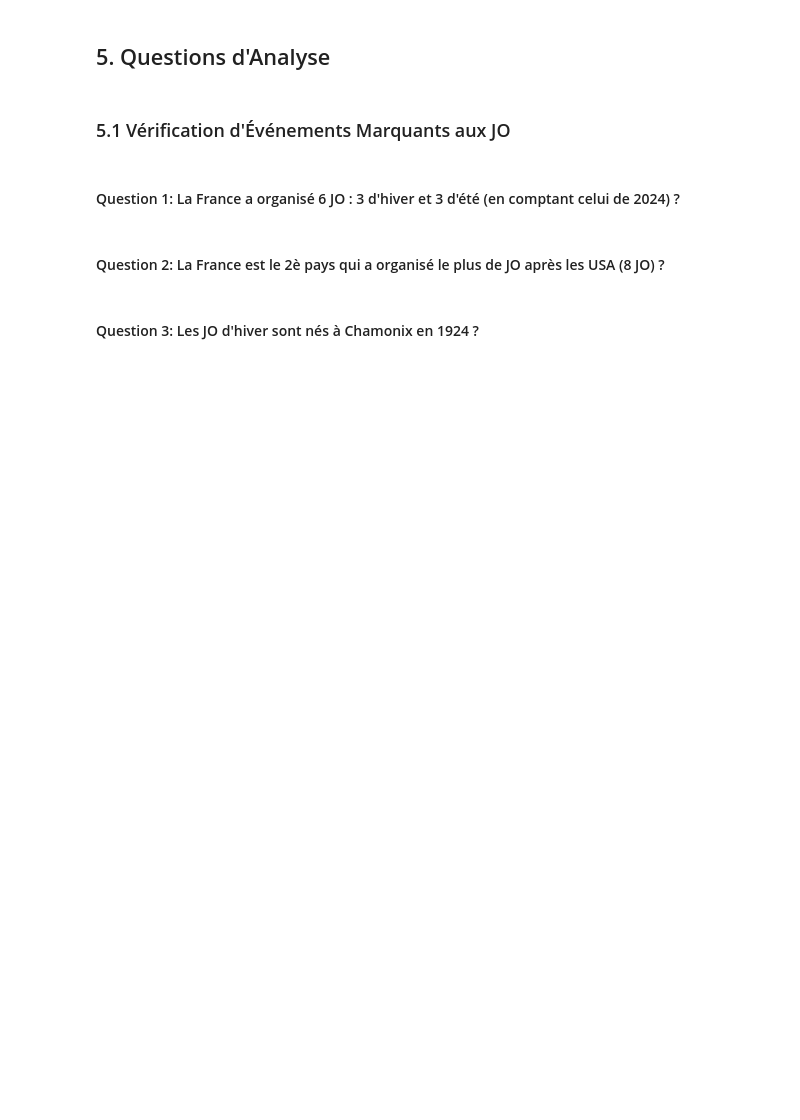
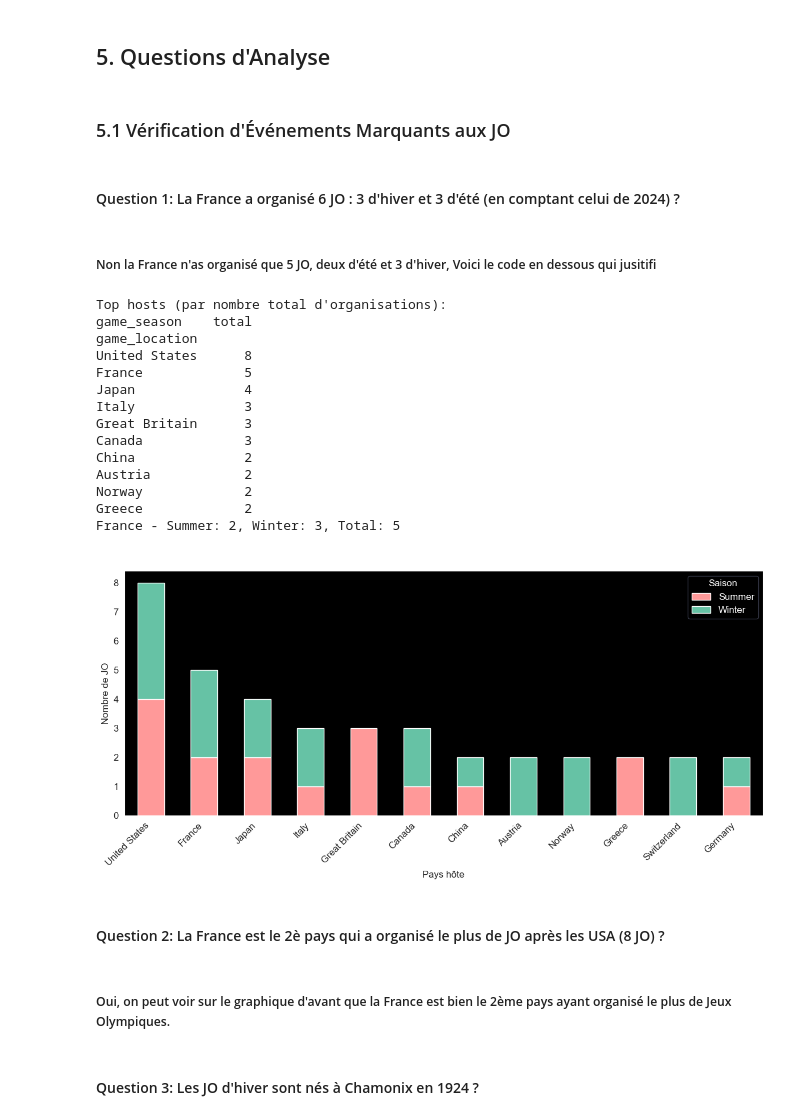
Before and after one commit to Calamia92/Neurolympics, a Jupyter notebook: olympic_data_analysis.ipynb, the cells around one changed output. Saved outputs shown, nothing was run; the diff lists cells and outputs as text; code cells hidden in the pictures; blank space fills up the shorter version.

```diff
--- a/olympic_data_analysis.ipynb
+++ b/olympic_data_analysis.ipynb
@@ -137,2 +438,51 @@ plt.show()
+# %% [markdown]
+##### Non la France n'as organisé que 5 JO, deux d'été et 3 d'hiver, Voici le code en dessous qui jusitifi
+# %%
+# Compter le nombre de fois où chaque pays a été hôte, séparé été/hiver
+hosts = df_hosts.copy()
+# On s'appuie sur 'game_location' (pays) et 'game_season' ('Summer'/'Winter')
+counts = hosts.groupby(['game_location','game_season']).size().unstack(fill_value=0)
+# Ajouter une colonne total pour trier
+counts['total'] = counts.sum(axis=1)
+counts = counts.sort_values('total', ascending=False)
+print('Top hosts (par nombre total d\'organisations):')
+print(counts[['total']].head(10))
+
+# Tracer un bar empilé été vs hiver pour les top N pays
+top_n = 12
+top = counts.head(top_n).drop(columns='total')
+
+ax = top.plot(kind='bar', stacked=True, figsize=(12,6), color=['#ff9999', '#66c2a5'])
+ax.set_title("Nombre d'organisations par pays (été vs hiver) - top "+str(top_n))
+ax.set_ylabel('Nombre de JO')
+ax.set_xlabel('Pays hôte')
+plt.xticks(rotation=45, ha='right')
+plt.legend(title='Saison')
+plt.tight_layout()
+
+# Afficher le détail pour la France si présente
+if 'France' in counts.index:
+    f = counts.loc['France']
+    print('France - Summer: {}, Winter: {}, Total: {}'.format(int(f.get('Summer',0)), int(f.get('Winter',0)), int(f.get('total',0))))
+else:
+    print('France non trouvée dans le dataset des hôtes')
+
+plt.show()
+# %% [output]
+Top hosts (par nombre total d'organisations):
+game_season    total
+game_location
+United States      8
+France             5
+Japan              4
+Italy              3
+Great Britain      3
+Canada             3
+China              2
+Austria            2
+Norway             2
+Greece             2
+France - Summer: 2, Winter: 3, Total: 5
+[figure, added]
 # %% [markdown]
 #### Question 2: La France est le 2è pays qui a organisé le plus de JO après les USA (8 JO) ?
@@ -141,0 +489,2 @@ plt.show()
+# %% [markdown]
+##### Oui, on peut voir sur le graphique d'avant que la France est bien le 2ème pays ayant organisé le plus de Jeux Olympiques.
```
Also changed, not shown: parts of 22 cells of this notebook.
